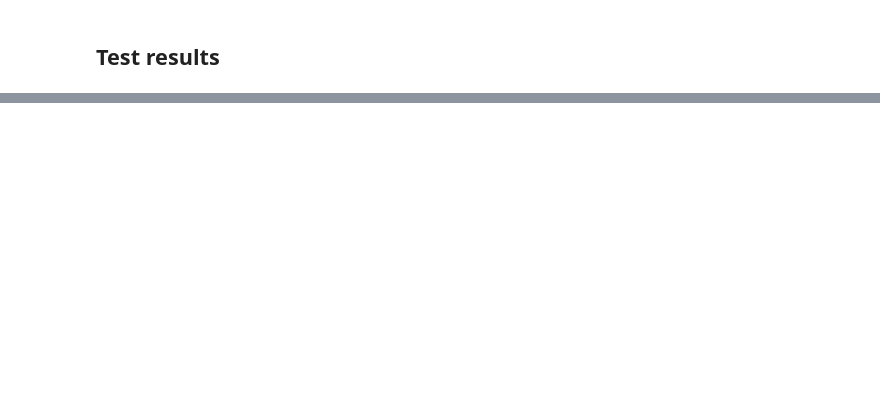
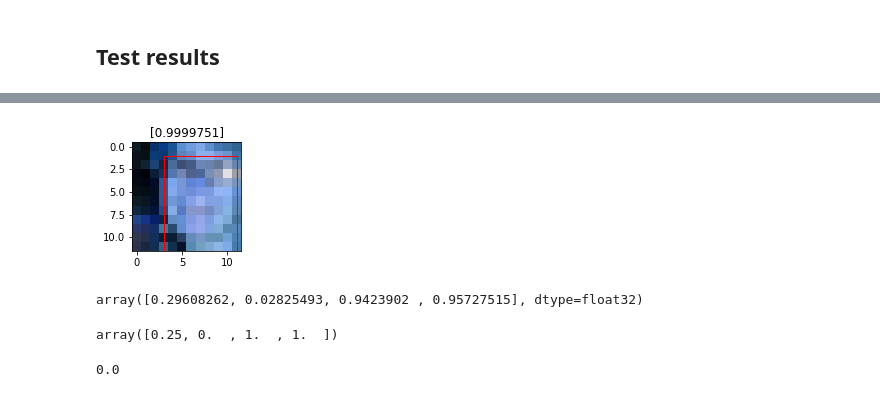
Before and after one commit to yaronnaim/pnet-training, a Jupyter notebook: PNet_Training.ipynb, the cells around one changed output, grey strips where cells are left out. Cells and saved outputs as stored; diff of their text form; code cells hidden in the pictures; blank space fills up the shorter version.

```diff
--- a/PNet_Training.ipynb
+++ b/PNet_Training.ipynb
@@ -414,0 +501,2 @@ y_test[87]
+# %%
+bbox = predictions[1]
@@ -414,0 +584,29 @@ y_test[87]
+# %%
+def plot_testset(index):
+    fig, ax = plt.subplots(nrows=1, ncols=1, figsize=(2, 2))
+    ax.imshow(X_test[index])
+    plt.title(score[index,1:])
+    # Create a Rectangle patch
+    x = round(12*bbox[index,0])
+    y = round(12*bbox[index,1])
+    w = round(12*bbox[index,2]) - x
+    h = round(12*bbox[index,3]) - y
+    rect = patches.Rectangle((x,y),w,h,linewidth=1,edgecolor='r',facecolor='none')
+    # Add the patch to the Axes
+    ax.add_patch(rect)
+# %%
+plot_testset(104)
+# %% [output]
+[figure, added]
+# %%
+bbox[101,:]
+# %% [output]
+array([0.29608262, 0.02825493, 0.9423902 , 0.95727515], dtype=float32)
+# %%
+y_test_bbox[101,:]
+# %% [output]
+array([0.25, 0.  , 1.  , 1.  ])
+# %%
+y_test_score[14,1]
+# %% [output]
+0.0
```
Also changed, not shown: parts of 42 cells of this notebook.
